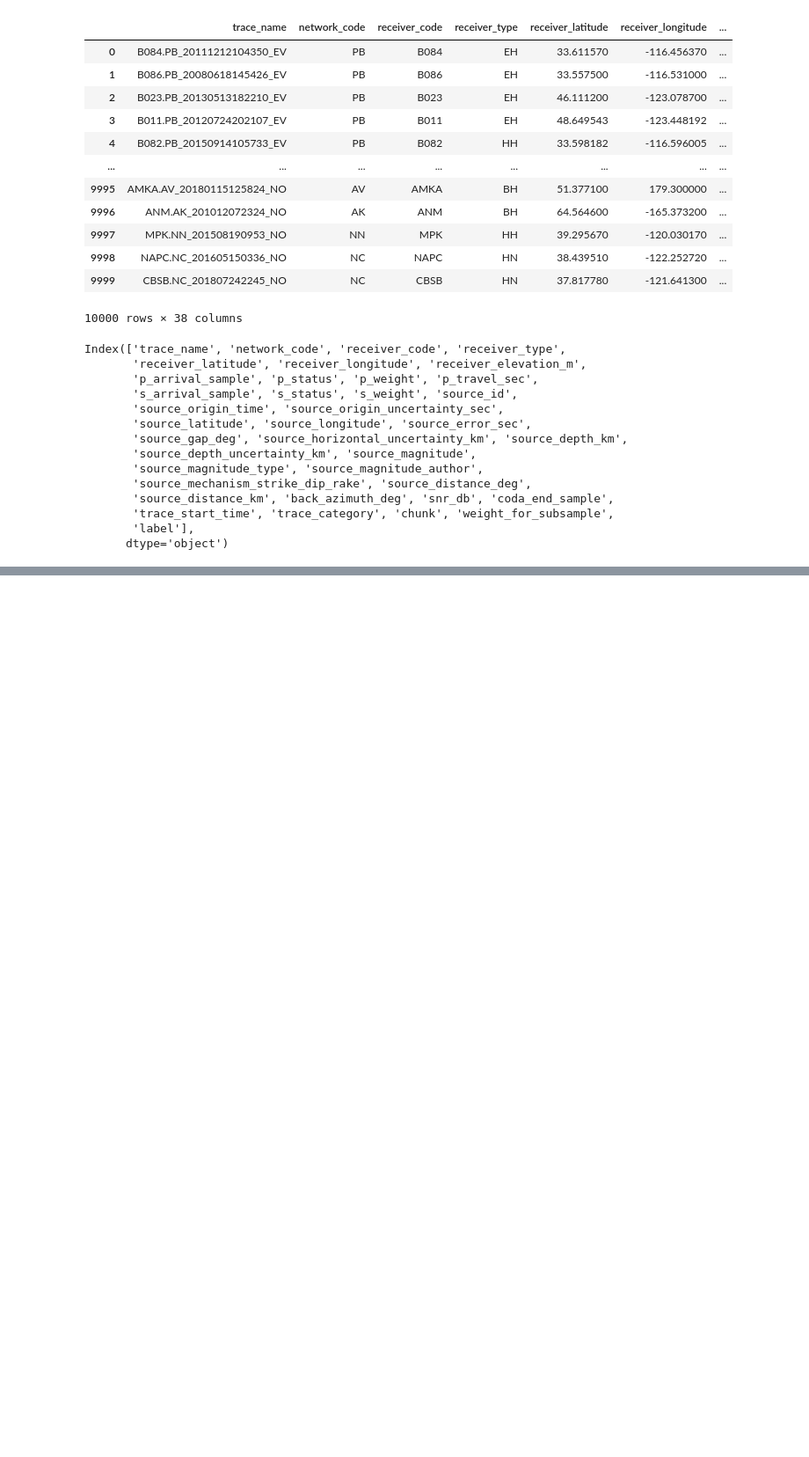
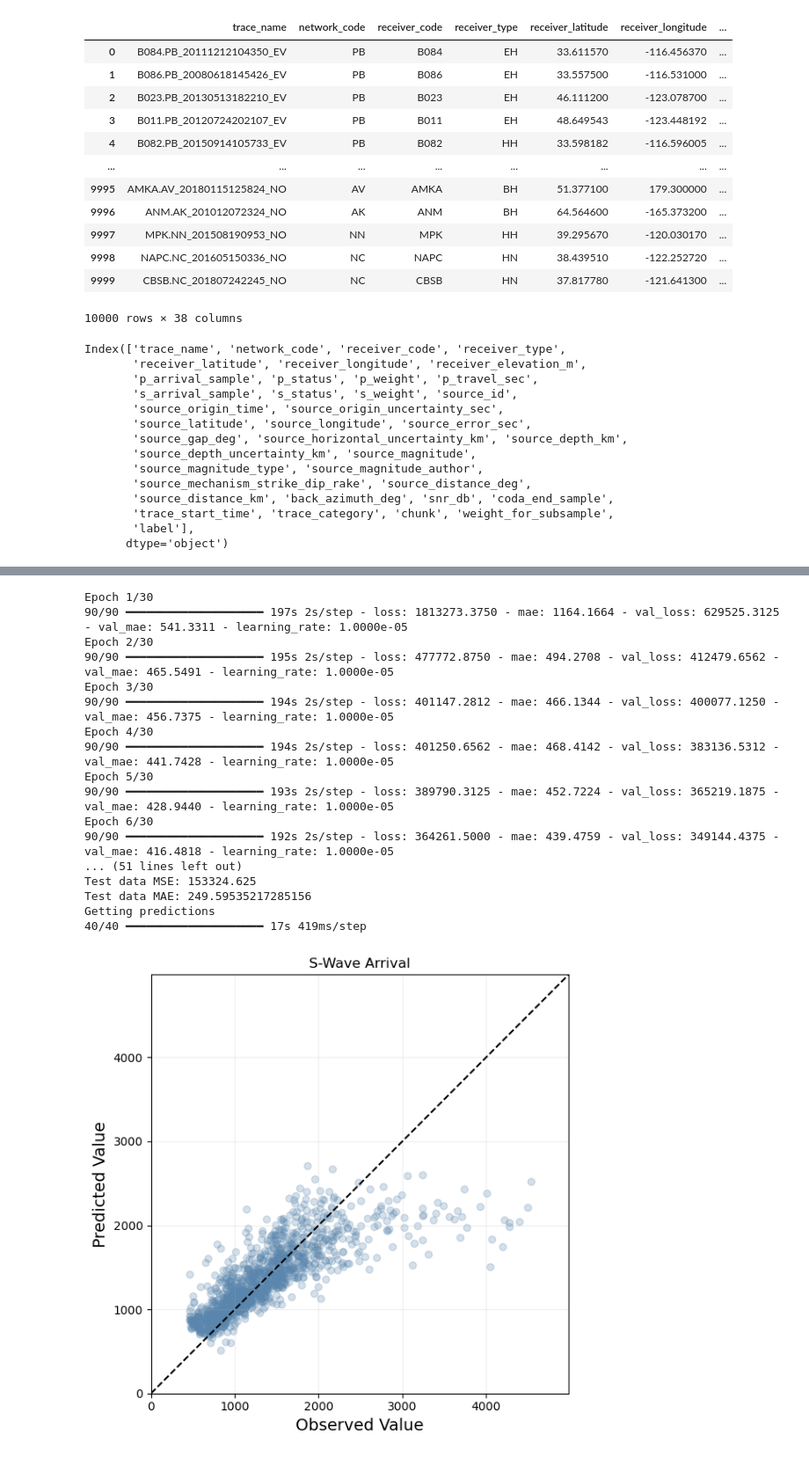
Before and after one commit to kaelynn-rose/Earthquake_Detection, a Jupyter notebook: notebooks/model_training.ipynb, the cells around one changed output, grey strips where cells are left out. Shown at 88% size. Drawn from its saved outputs; the diff is of its cells as text; code cells hidden in the pictures; blank space fills up the shorter version.

```diff
--- a/notebooks/model_training.ipynb
+++ b/notebooks/model_training.ipynb
@@ -465,7 +461,27 @@ plot_training_history(model_pwave_history)
 # %%
-labels = np.array(metadata_earthquakes_only['s_wave_arrival'])
+callbacks_swave = callbacks_setup()
+labels = np.array(metadata_earthquakes_only['s_arrival_sample'])
 train_dataset_swave, val_dataset_swave, test_dataset_swave = prepare_datasets(imgs=waveform_imgs_earthquakes_only, labels=labels, preproc_func=image_preprocessing, preproc_func_kwargs=waveform_kwargs, use_scaler=False, batch_size=32)
 model_swave = build_regression_cnn(learning_rate=1e-5, loss='mse', metrics=['mae'])
-model_swave_history = model_swave.fit(train_dataset_swave, epochs=20, callbacks=callbacks, validation_data=val_dataset_swave)
+model_swave_history = model_swave.fit(train_dataset_swave, epochs=30, callbacks=callbacks_swave, validation_data=val_dataset_swave)
 evaluate_regression_model(model_swave, test_dataset_swave, 'S-Wave Arrival', scaler=None)
 plot_training_history(model_swave_history)
+# %% [output]
+Epoch 1/30
+90/90 ━━━━━━━━━━━━━━━━━━━━ 197s 2s/step - loss: 1813273.3750 - mae: 1164.1664 - val_loss: 629525.3125 - val_mae: 541.3311 - learning_rate: 1.0000e-05
+Epoch 2/30
+90/90 ━━━━━━━━━━━━━━━━━━━━ 195s 2s/step - loss: 477772.8750 - mae: 494.2708 - val_loss: 412479.6562 - val_mae: 465.5491 - learning_rate: 1.0000e-05
+Epoch 3/30
+90/90 ━━━━━━━━━━━━━━━━━━━━ 194s 2s/step - loss: 401147.2812 - mae: 466.1344 - val_loss: 400077.1250 - val_mae: 456.7375 - learning_rate: 1.0000e-05
+Epoch 4/30
+90/90 ━━━━━━━━━━━━━━━━━━━━ 194s 2s/step - loss: 401250.6562 - mae: 468.4142 - val_loss: 383136.5312 - val_mae: 441.7428 - learning_rate: 1.0000e-05
+Epoch 5/30
+90/90 ━━━━━━━━━━━━━━━━━━━━ 193s 2s/step - loss: 389790.3125 - mae: 452.7224 - val_loss: 365219.1875 - val_mae: 428.9440 - learning_rate: 1.0000e-05
+Epoch 6/30
+90/90 ━━━━━━━━━━━━━━━━━━━━ 192s 2s/step - loss: 364261.5000 - mae: 439.4759 - val_loss: 349144.4375 - val_mae: 416.4818 - learning_rate: 1.0000e-05
+... (51 lines left out)
+Test data MSE: 153324.625
+Test data MAE: 249.59535217285156
+Getting predictions
+40/40 ━━━━━━━━━━━━━━━━━━━━ 17s 419ms/step
+[figure, added]
```
Also changed, not shown: parts of 29 cells of this notebook, 1 other file.
